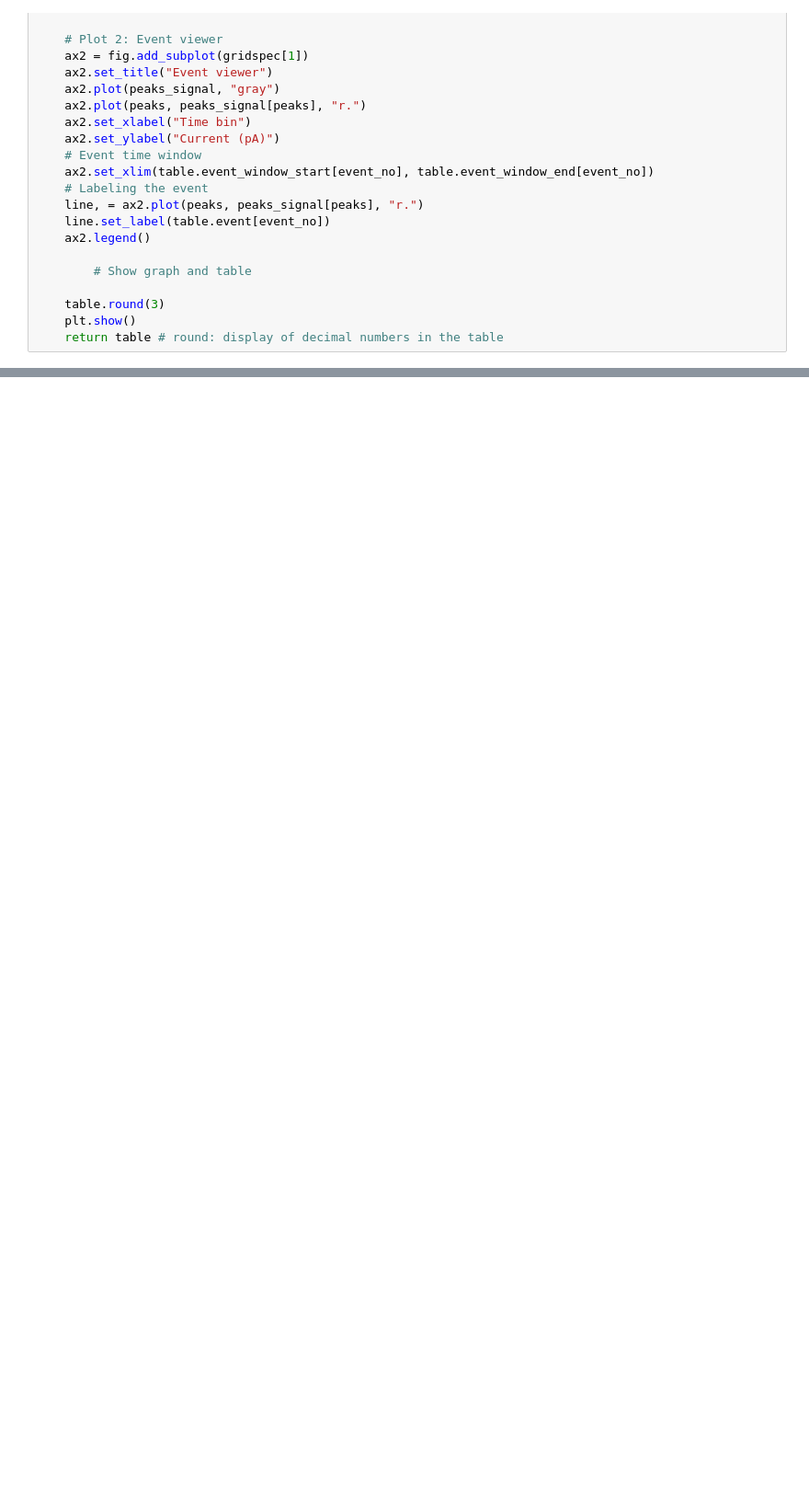
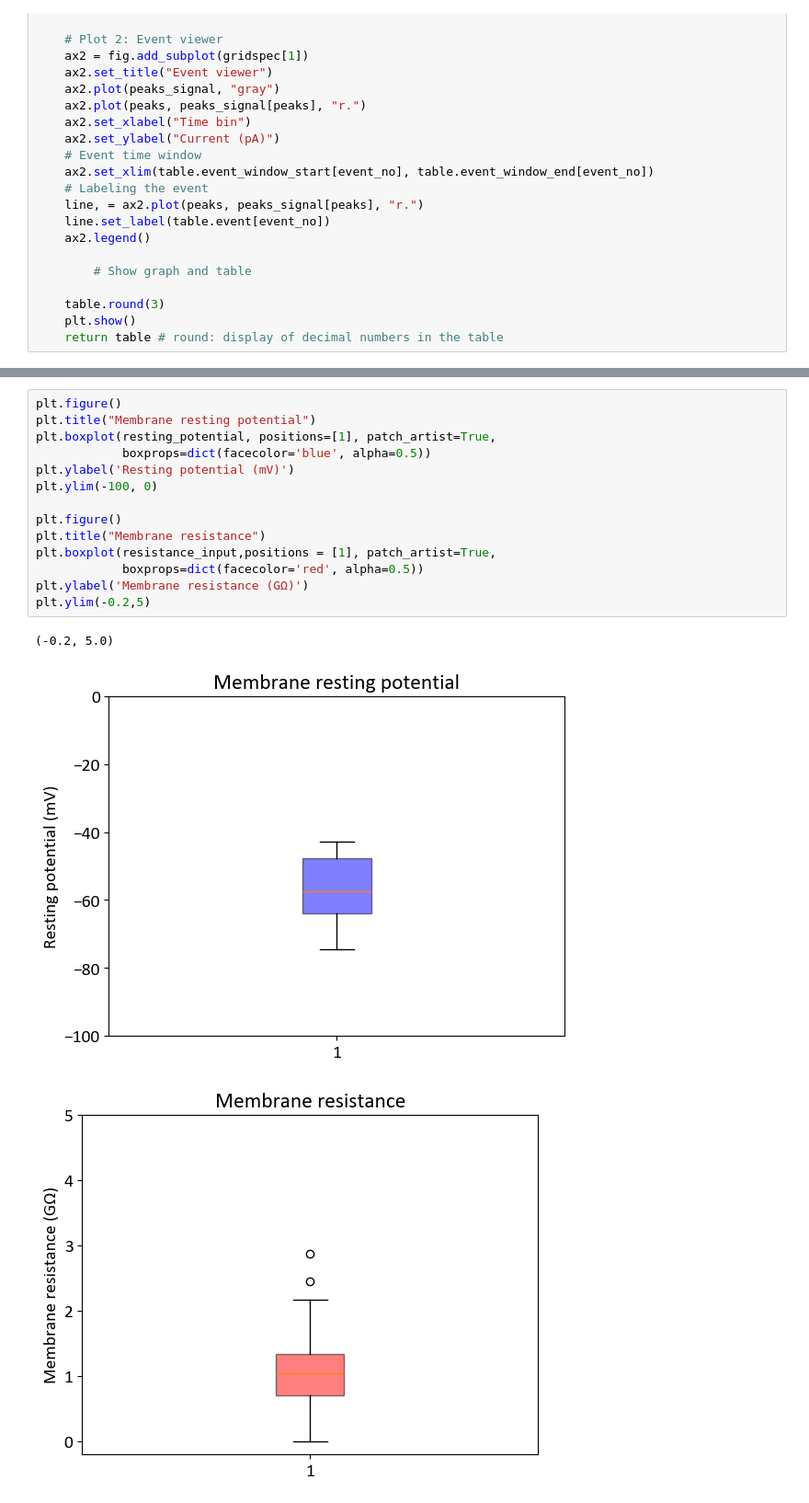
Before and after one commit to OmeRichWeizmann/Yizhar_lab, a Jupyter notebook: Uri's_Sapap3/ephys_sapap3_vs_wt.ipynb, the cells around one changed output, grey strips where cells are left out. Shown at 92% size. Saved outputs shown, nothing was run; the diff lists cells and outputs as text; blank space fills up the shorter version.

```diff
--- a/Uri's_Sapap3/ephys_sapap3_vs_wt.ipynb
+++ b/Uri's_Sapap3/ephys_sapap3_vs_wt.ipynb
@@ -258,0 +289,18 @@ for key, table in all_sweep_tables.items():
+# %%
+plt.figure()
+plt.title("Membrane resting potential")
+plt.boxplot(resting_potential, positions=[1], patch_artist=True,
+            boxprops=dict(facecolor='blue', alpha=0.5))
+plt.ylabel('Resting potential (mV)')
+plt.ylim(-100, 0)
+
+plt.figure()
+plt.title("Membrane resistance")
+plt.boxplot(resistance_input,positions = [1], patch_artist=True,
+            boxprops=dict(facecolor='red', alpha=0.5))
+plt.ylabel('Membrane resistance (GΩ)')
+plt.ylim(-0.2,5)
+# %% [output]
+(-0.2, 5.0)
+[figure, added]
+[figure, added]
```
Also changed, not shown: parts of 5 cells of this notebook.
